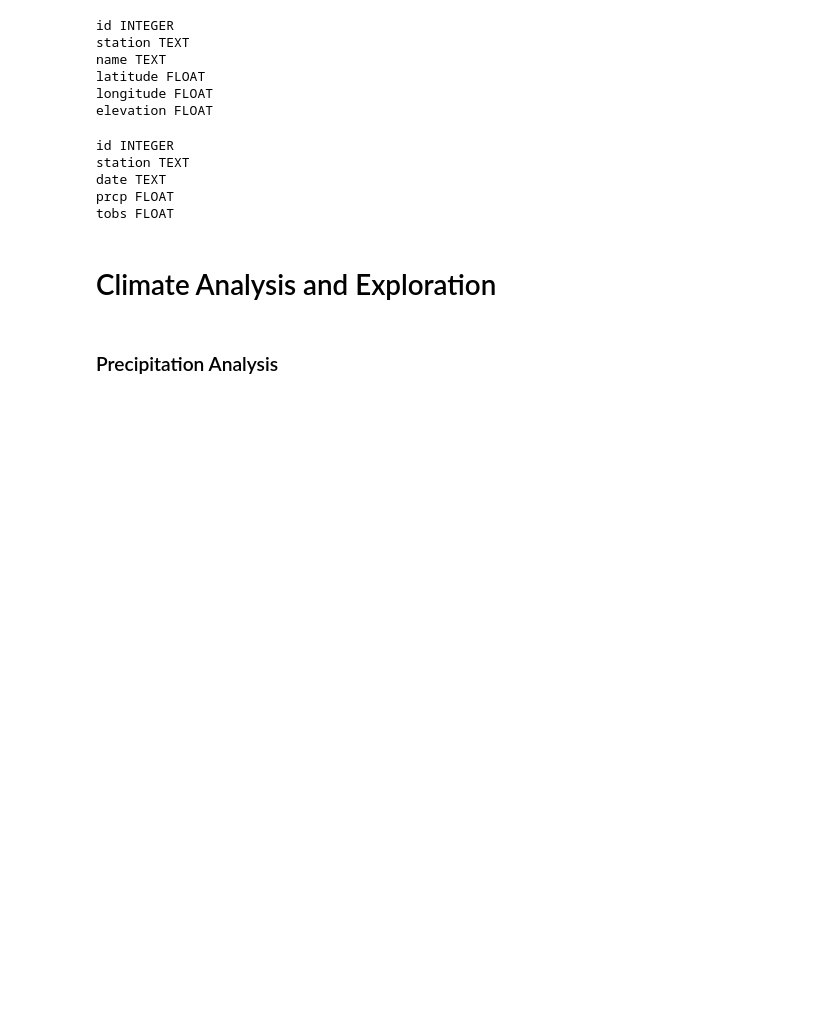
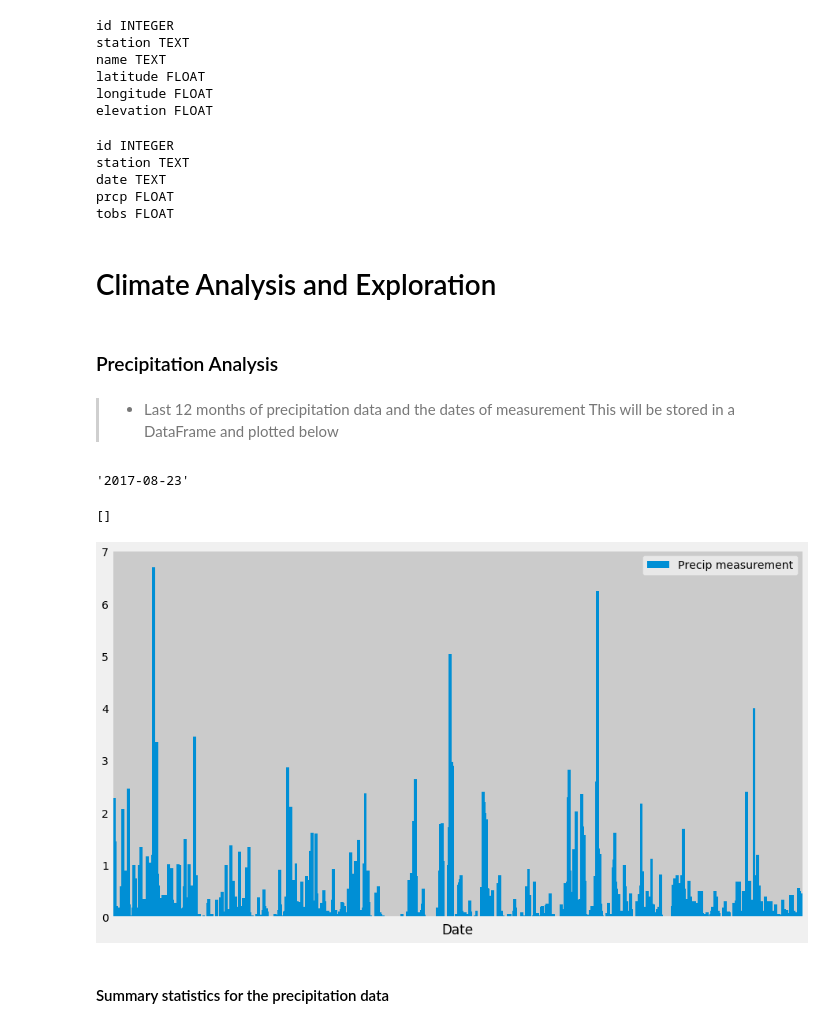
Before and after one commit to taswanj01/Data_Analytics_Projects, a Jupyter notebook: Module_9_Tai_Johnson_SQLAlchemy/climate_analysis_module_9.ipynb, the cells around one changed output. Cells and saved outputs as stored; diff of their text form; code cells hidden in the pictures; blank space fills up the shorter version.

Commit message:
adding SQLAlchemy graphs and charts (TODO, Flask work)

```diff
--- a/Module_9_Tai_Johnson_SQLAlchemy/climate_analysis_module_9.ipynb
+++ b/Module_9_Tai_Johnson_SQLAlchemy/climate_analysis_module_9.ipynb
@@ -3,6 +3,12 @@
 import sqlalchemy
 from sqlalchemy.ext.automap import automap_base
 from sqlalchemy.orm import Session
-from sqlalchemy import create_engine, inspect
+from sqlalchemy import create_engine, inspect, func
 
 import pandas as pd
+import datetime as dt
+
+%matplotlib inline
+from matplotlib import style
+style.use('fivethirtyeight')
+import matplotlib.pyplot as plt
@@ -60,3 +64,32 @@ tobs FLOAT
 # Climate Analysis and Exploration
 # %% [markdown]
 ### Precipitation Analysis
+# %% [markdown]
+>- Last 12 months of precipitation data and the dates of measurement
+   This will be stored in a DataFrame and plotted below
+# %%
+# Store and show the last measurement date
+last_test_date = session.query(Measurement.date).order_by(Measurement.date.desc()).first()[0]
+last_test_date
+# %% [output]
+'2017-08-23'
+# %%
+# Query for the time frame of one year
+last_12_months_of_precip_data = session.query(Measurement.date, Measurement.prcp)\
+      .filter(Measurement.date > '2016-08-23').all()
+
+# Store in a dataFrame and set date as index for plotting
+last_12_months_of_precip_data_df = pd.DataFrame(last_12_months_of_precip_data, columns=['Date', 'Precip measurement'])\
+    .set_index('Date')
+
+last_12_months_of_precip_data_df.sort_values(by='Date', inplace=True)
+last_12_months_of_precip_data_df
+
+last_12_months_of_precip_data_df_plot = last_12_months_of_precip_data_df.plot.bar(figsize=(14,8), width=10)
+last_12_months_of_precip_data_df_plot.set_xlabel('Date')
+last_12_months_of_precip_data_df_plot.set_xticklabels([], visible=False)
+# %% [output]
+[]
+[figure, added]
+# %% [markdown]
+#### Summary statistics for the precipitation data
```
Also changed, not shown: parts of 14 cells of this notebook, 1 other file.
